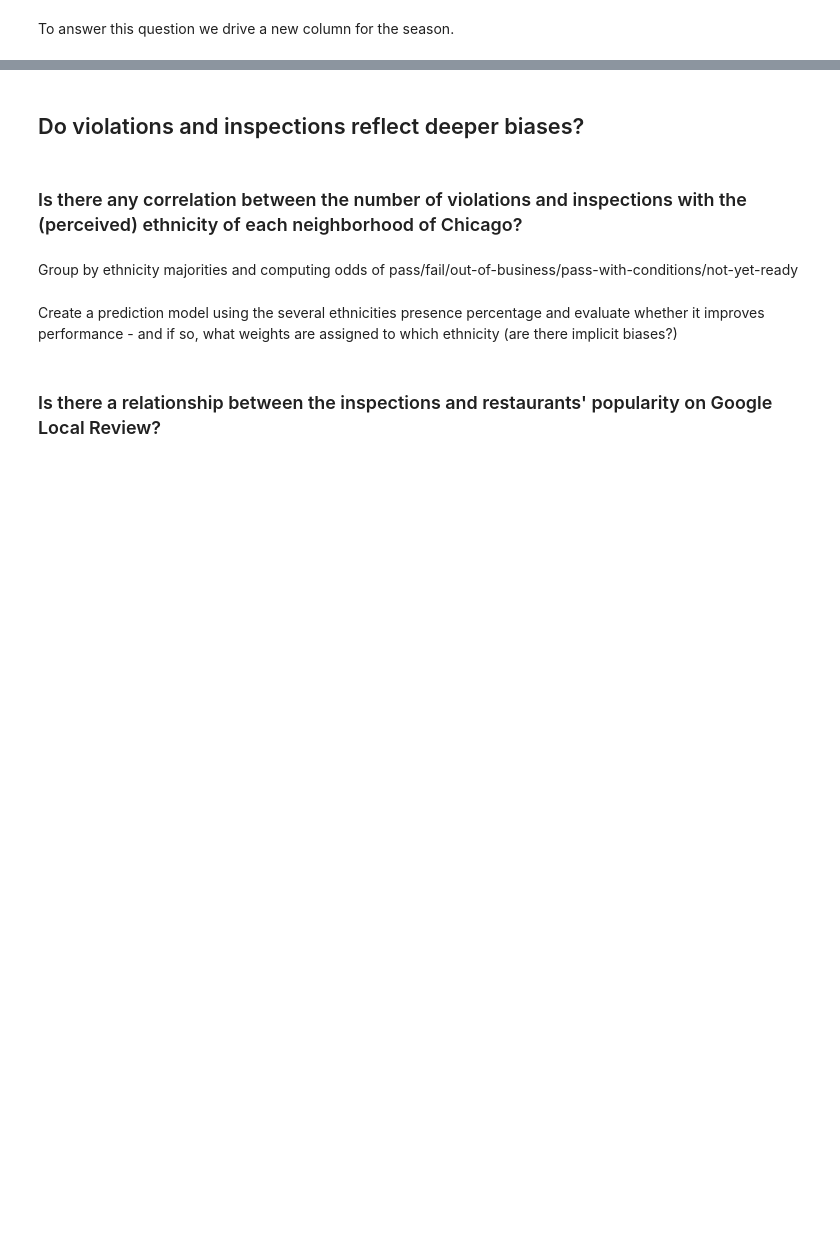
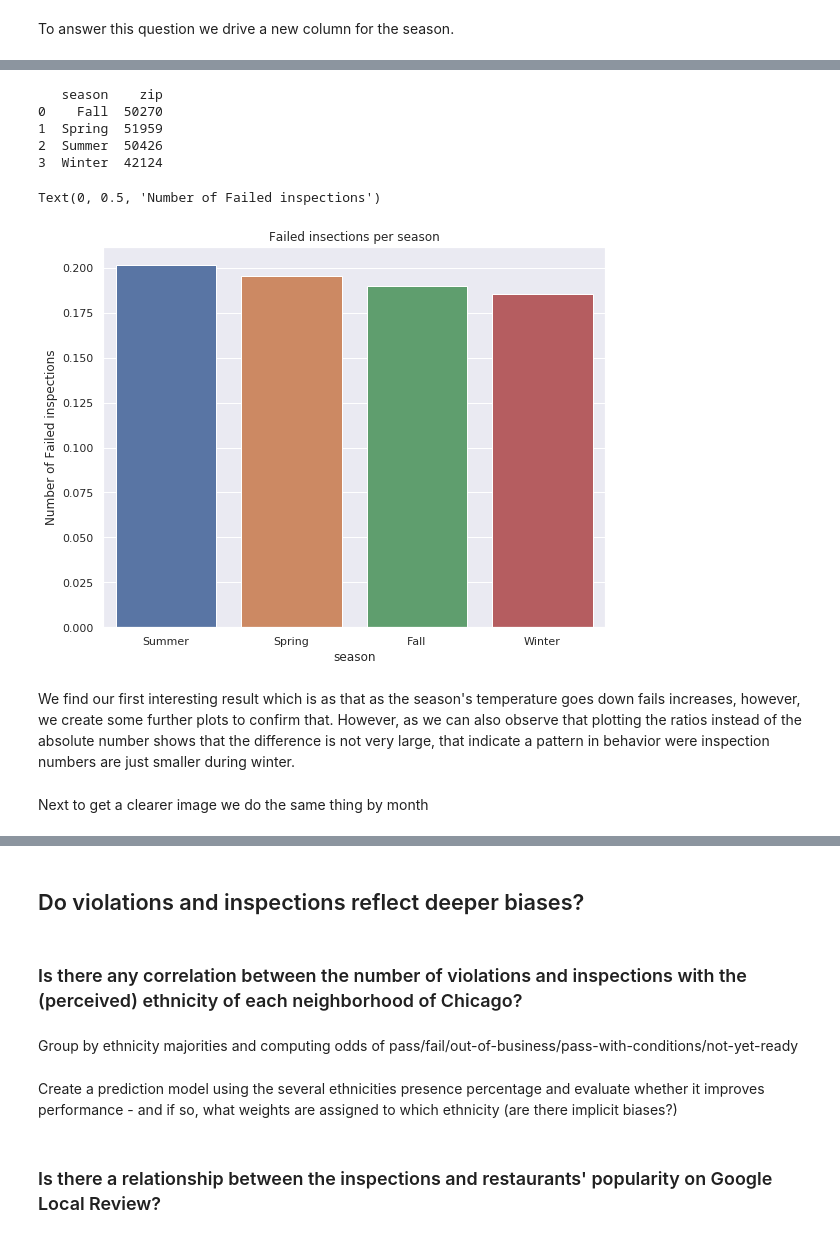
Before and after one commit to MNabegh/ADAknow, a Jupyter notebook: analysis.ipynb, the cells around one changed output, grey strips where cells are left out. Drawn from its saved outputs; the diff is of its cells as text; code cells hidden in the pictures; blank space fills up the shorter version.

```diff
--- a/analysis.ipynb
+++ b/analysis.ipynb
@@ -1611,0 +1612,22 @@ plt.show()
+# %%
+# Calculate the ratio of failed inspection each season
+grouped_df = chicago_df_noNan.groupby(['season'],as_index=False)['zip'].count()
+print(grouped_df)
+grouped_df['zip'] = grouped_fails_df['zip'] / grouped_df['zip']
+ax = plt.axes()
+sns.set(rc={'figure.figsize':(9,7)})
+sns.barplot(x='season', y='zip', data=grouped_df.sort_values('zip', ascending=False))
+ax.set_title('Failed insections per season')
+ax.set_ylabel('Number of Failed inspections')
+# %% [output]
+   season    zip
+0    Fall  50270
+1  Spring  51959
+2  Summer  50426
+3  Winter  42124
+Text(0, 0.5, 'Number of Failed inspections')
+[figure, added]
+# %% [markdown]
+We find our first interesting result which is as that as the season's temperature goes down fails increases, however, we create some further plots to confirm that. However, as we can also observe that plotting the ratios instead of the absolute number shows that the difference is not very large, that indicate a pattern in behavior were inspection numbers are just smaller during winter.
+# %% [markdown]
+Next to get a clearer image we do the same thing by month
```
Also changed, not shown: parts of 24 cells of this notebook, 1 other file.
